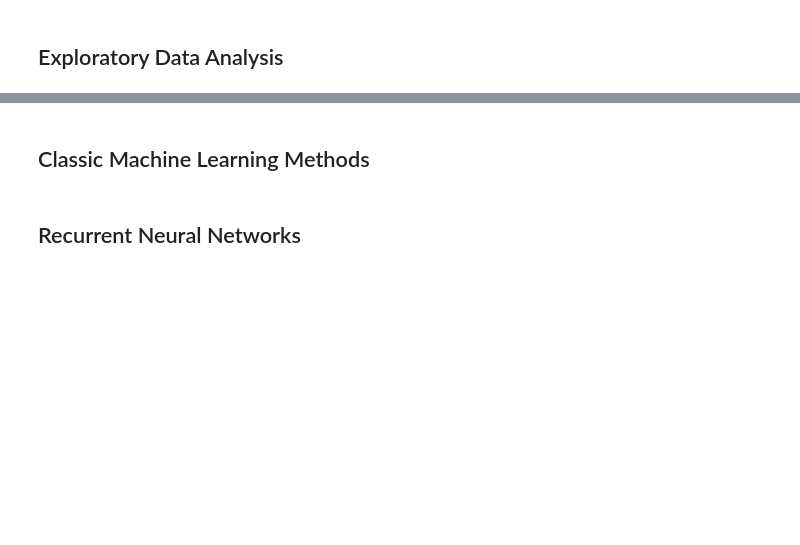
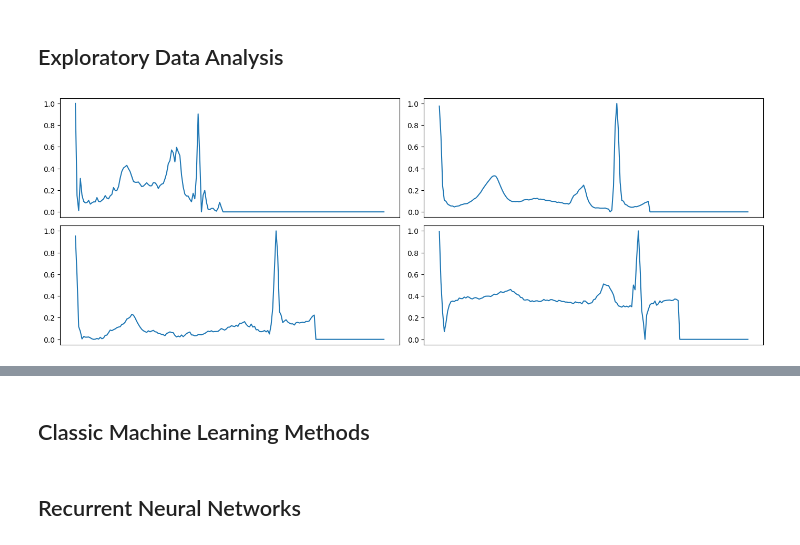
Before and after one commit to jlohunecke/ML4HC_project2, a Jupyter notebook: proj2_pt1.ipynb, the cells around one changed output, grey strips where cells are left out. Cells and saved outputs as stored; diff of their text form; code cells hidden in the pictures; blank space fills up the shorter version.

Commit message:
[Jacob] Data visualization Pt 1

```diff
--- a/proj2_pt1.ipynb
+++ b/proj2_pt1.ipynb
@@ -25,2 +26,27 @@ import torch.nn as nn
 # %% [markdown]
 ## Exploratory Data Analysis
+# %%
+data_train = pd.read_csv('data/ptbdb_train.csv')
+data_test = pd.read_csv('data/ptbdb_test.csv')
+X_train = data_train.iloc[:, :-1]
+y_train = data_train.iloc[:, -1]
+X_test = data_test.iloc[:, :-1]
+y_test = data_test.iloc[:, -1]
+# %%
+fig, axs = plt.subplots(2, 2, figsize=(14, 5))
+
+# Flatten the array for easy iteration
+axs = axs.flatten()
+
+# Iterate over the first 5 rows
+for i in range(4):
+    # Plot the data
+    axs[i].plot(X_train.iloc[i, :])
+
+    # Set x ticks in 3 equidistant positions
+    axs[i].set_xticks([])
+
+plt.tight_layout()
+plt.show()
+# %% [output]
+[figure, added]
```
Also changed, not shown: parts of 4 cells of this notebook, 1 other file.
